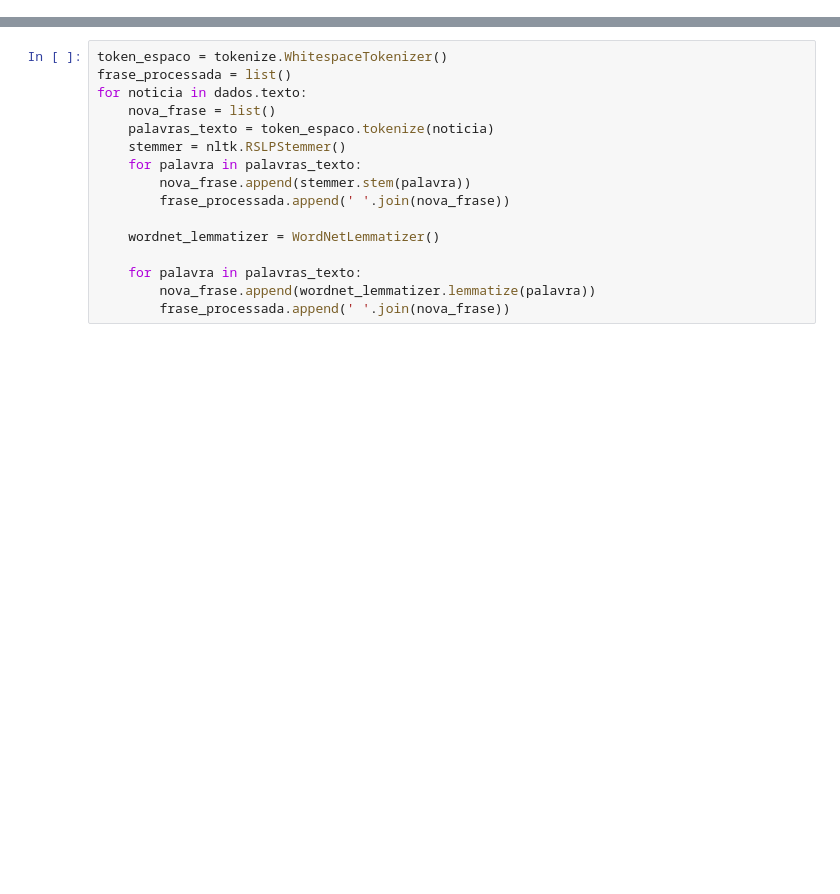
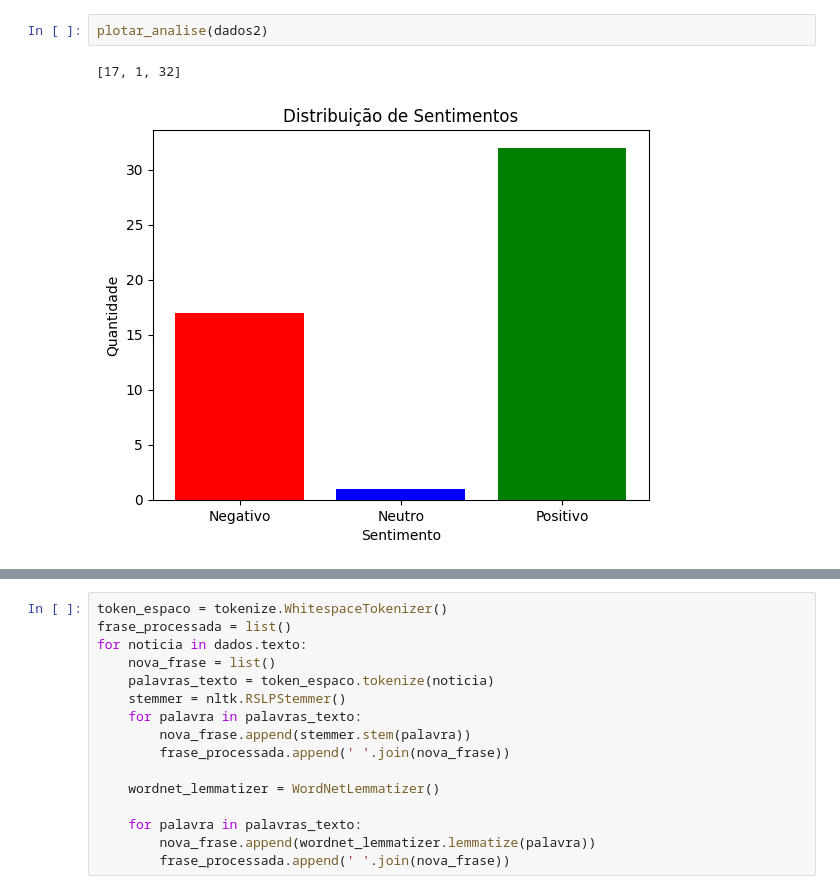
Before and after one commit to staubjoao/analise_sentimentos_financeiro, a Jupyter notebook: analise.ipynb, the cells around one changed output, grey strips where cells are left out. Cells and saved outputs as stored; diff of their text form; blank space fills up the shorter version.

```diff
--- a/analise.ipynb
+++ b/analise.ipynb
@@ -78 +100,6 @@ dados['texto'] = dados['texto'].apply(remover_maiusculas_e_pontuacao)
+# %%
+plotar_analise(dados2)
+# %% [output]
+[17, 1, 32]
+[figure, added]
 # %%
```
Also changed, not shown: parts of 19 cells of this notebook, 5 other files.
